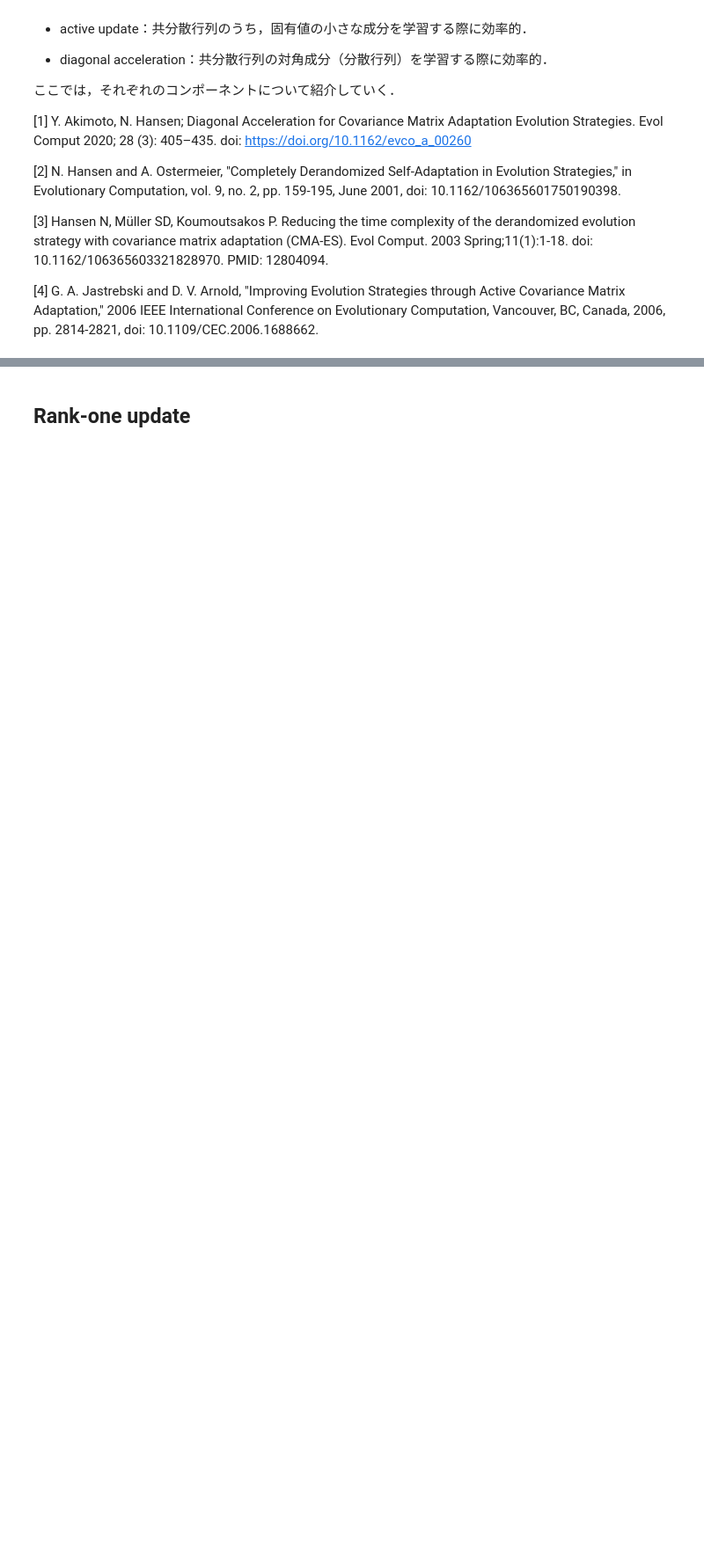
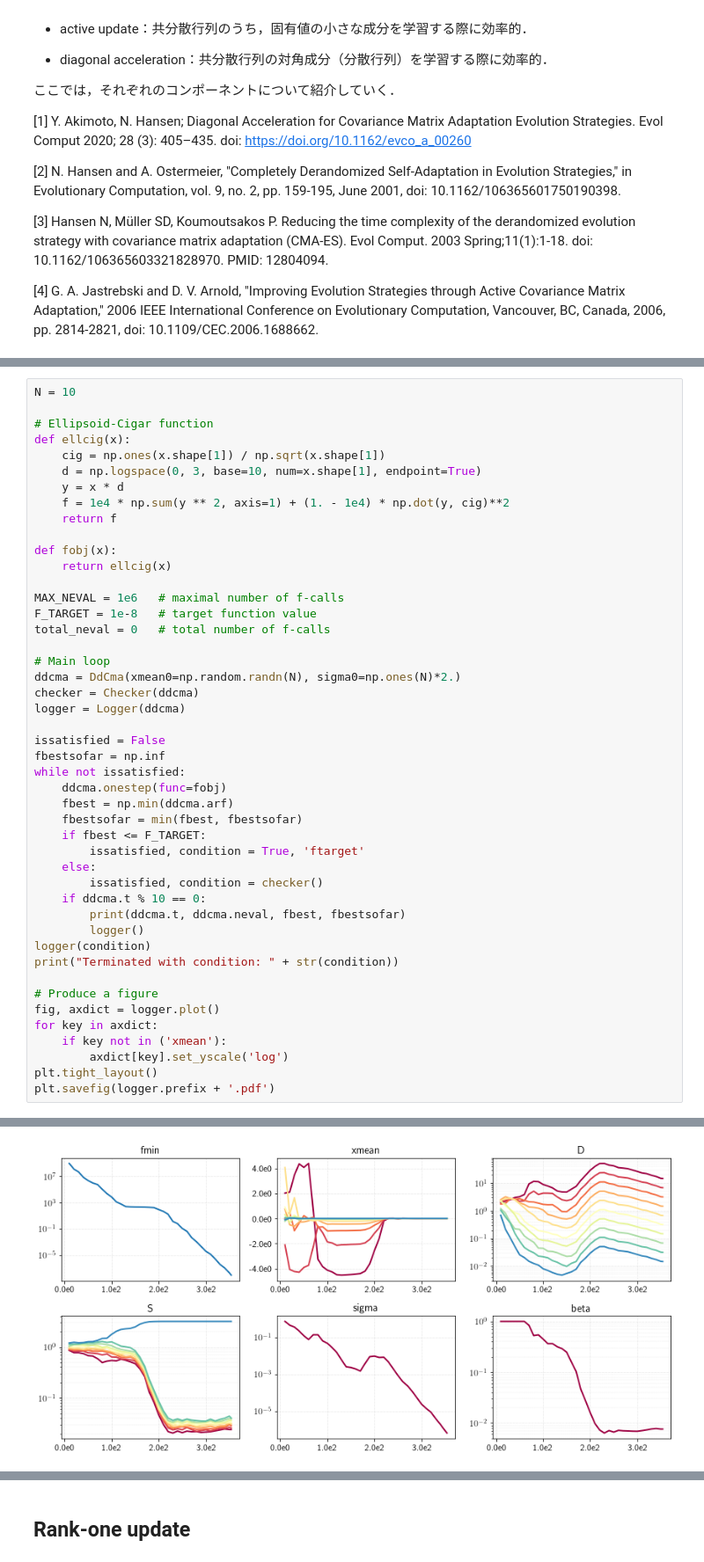
Before and after one commit to akimotolab/CMAES_Tutorial, a Jupyter notebook: 6_advanced_adaptation_mechanisms.ipynb, the cells around one changed output, grey strips where cells are left out. Shown: that part at 88% size. Cells and saved outputs as stored; diff of their text form; blank space fills up the shorter version.

```diff
--- a/6_advanced_adaptation_mechanisms.ipynb
+++ b/6_advanced_adaptation_mechanisms.ipynb
@@ -24,0 +569,47 @@
+# %%
+N = 10
+
+# Ellipsoid-Cigar function
+def ellcig(x):
+    cig = np.ones(x.shape[1]) / np.sqrt(x.shape[1])
+    d = np.logspace(0, 3, base=10, num=x.shape[1], endpoint=True)
+    y = x * d
+    f = 1e4 * np.sum(y ** 2, axis=1) + (1. - 1e4) * np.dot(y, cig)**2
+    return f
+
+def fobj(x):
+    return ellcig(x)
+
+MAX_NEVAL = 1e6   # maximal number of f-calls
+F_TARGET = 1e-8   # target function value
+total_neval = 0   # total number of f-calls
+
+# Main loop
+ddcma = DdCma(xmean0=np.random.randn(N), sigma0=np.ones(N)*2.)
+checker = Checker(ddcma)
+logger = Logger(ddcma)
+
+issatisfied = False
+fbestsofar = np.inf
+while not issatisfied:
+    ddcma.onestep(func=fobj)
+    fbest = np.min(ddcma.arf)
+    fbestsofar = min(fbest, fbestsofar)
+    if fbest <= F_TARGET:
+        issatisfied, condition = True, 'ftarget'
+    else:
+        issatisfied, condition = checker()
+    if ddcma.t % 10 == 0:
+        print(ddcma.t, ddcma.neval, fbest, fbestsofar)
+        logger()
+logger(condition)
+print("Terminated with condition: " + str(condition))
+
+# Produce a figure
+fig, axdict = logger.plot()
+for key in axdict:
+    if key not in ('xmean'):
+        axdict[key].set_yscale('log')
+plt.tight_layout()
+plt.savefig(logger.prefix + '.pdf')
+# %% [output]
@@ -25,3 +633,4 @@
+[figure, added]
 # %% [markdown]
 #### 共分散行列の表現
 
```
Also changed, not shown: parts of 4 cells of this notebook.
